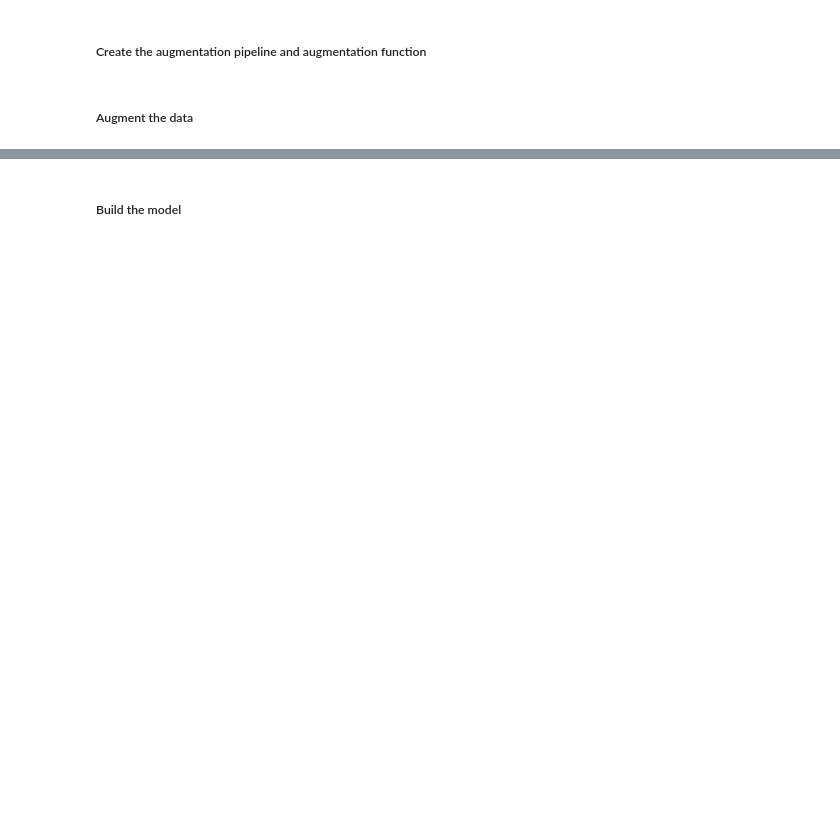
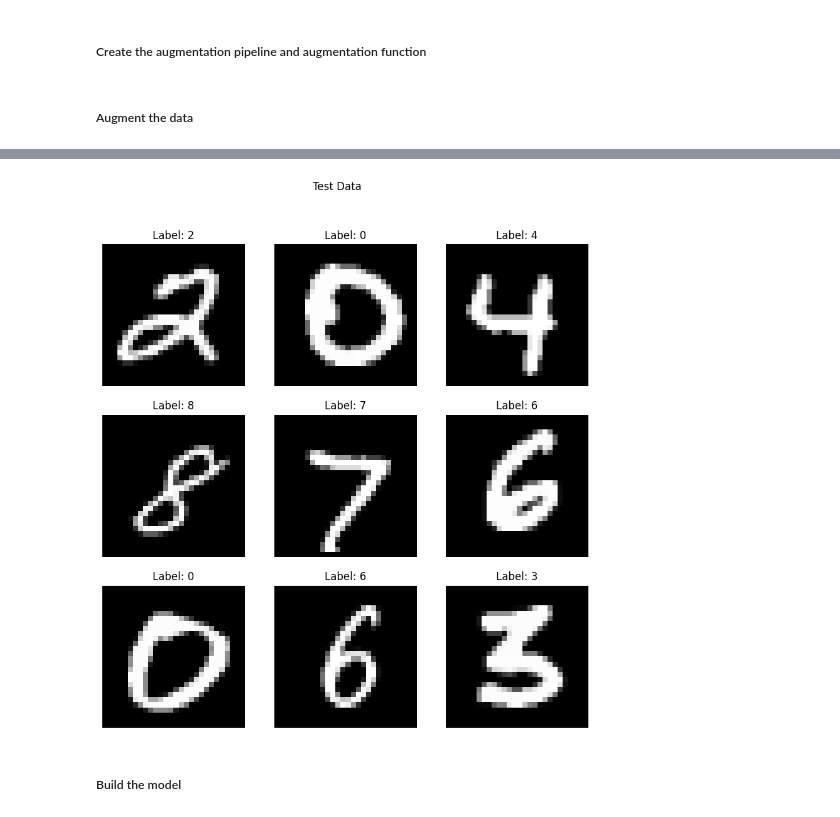
Before and after one commit to IamIK01/handson-ml-IK, a Jupyter notebook: chapter_14.ipynb, the cells around one changed output, grey strips where cells are left out. Drawn from its saved outputs; the diff is of its cells as text; code cells hidden in the pictures; blank space fills up the shorter version.

```diff
--- a/chapter_14.ipynb
+++ b/chapter_14.ipynb
@@ -173,14 +174,15 @@ Skipping registering GPU devices...
 # %% [markdown]
 ##### Normalize the data (0-1)
 # %%
-# Normalize the images to [0, 1]
-def normalize_img(image, label):
-    """Normalizes images: `uint8` -> `float32`."""
-    return tf.cast(image, tf.float32) / 255.0, label
+# Normalize, resize, and convert images to RGB
+def preprocess_img(image, label):
+    """Normalizes images: `uint8` -> `float32`"""
+    image = tf.cast(image, tf.float32) / 255.0
+    return image, label
 
-ds_train = ds_train.map(normalize_img, num_parallel_calls=tf.data.experimental.AUTOTUNE)
-ds_test = ds_test.map(normalize_img, num_parallel_calls=tf.data.experimental.AUTOTUNE)
-ds_val = ds_val.map(normalize_img, num_parallel_calls=tf.data.experimental.AUTOTUNE)
+ds_train = ds_train.map(preprocess_img, num_parallel_calls=tf.data.experimental.AUTOTUNE)
+ds_test = ds_test.map(preprocess_img, num_parallel_calls=tf.data.experimental.AUTOTUNE)
+ds_val = ds_val.map(preprocess_img, num_parallel_calls=tf.data.experimental.AUTOTUNE)
 # %% [markdown]
 ##### Helper funcion to visualize the data
 # %%
@@ -209,9 +209,9 @@ for images, labels in ds_train.batch(9).take(1):
 # %%
 # Set up the data augmentation
 data_augmentation = tf.keras.Sequential([
-    tf.keras.layers.RandomRotation(0.1),
     tf.keras.layers.RandomZoom(0.1),
-    tf.keras.layers.RandomTranslation(0.1, 0.1)
+    tf.keras.layers.RandomTranslation(0.1, 0.1),
+    tf.keras.layers.RandomBrightness(.2, value_range=(0., 1.))
 ])
 # %%
 # Apply data augmentation to the dataset
@@ -234,3 +232,8 @@ for images, labels in ds_train_augmented.batch(9).take(1):
+# %%
+for images, labels in ds_test.batch(9).take(1):
+    visualize_batch(images, labels, "Test Data")
+# %% [output]
+[figure, added]
 # %%
 # Batch and prefetch the datasets
 batch_size = 32
```
Also changed, not shown: parts of 38 cells of this notebook, 8 other files.
